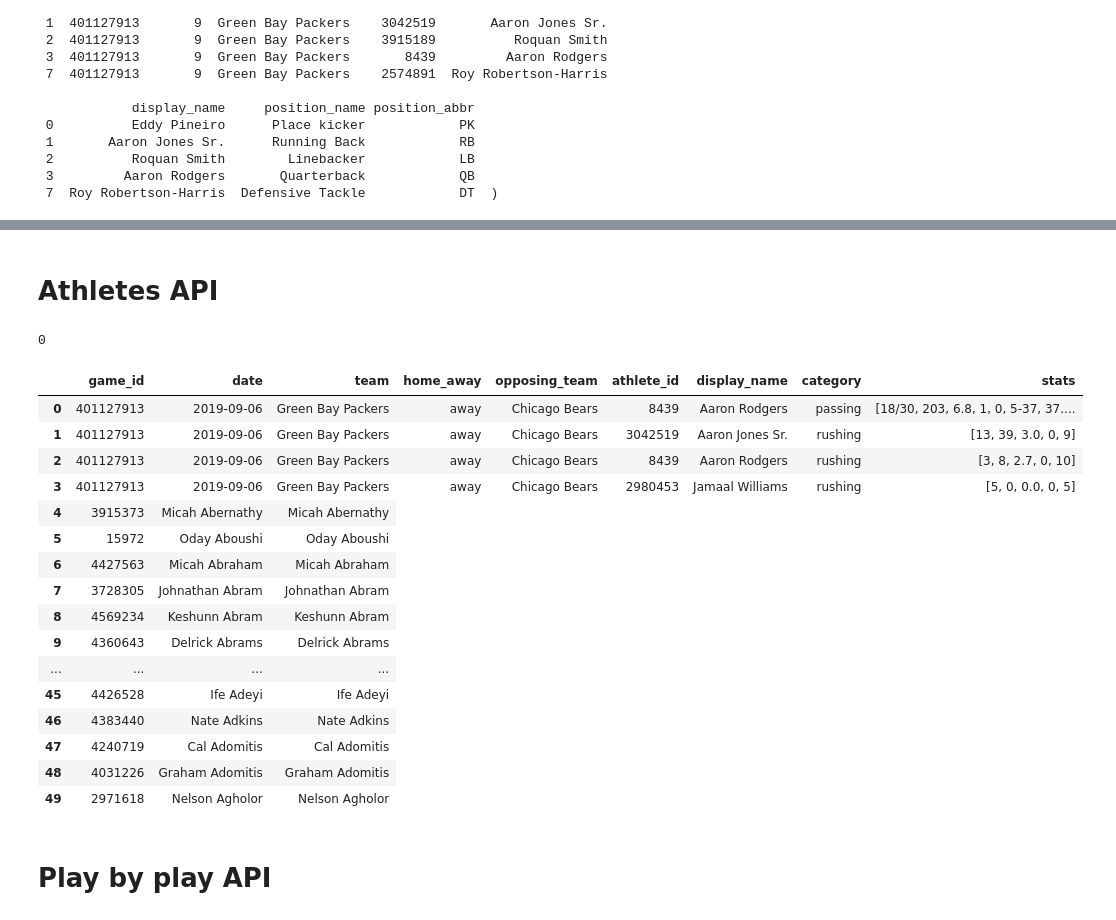
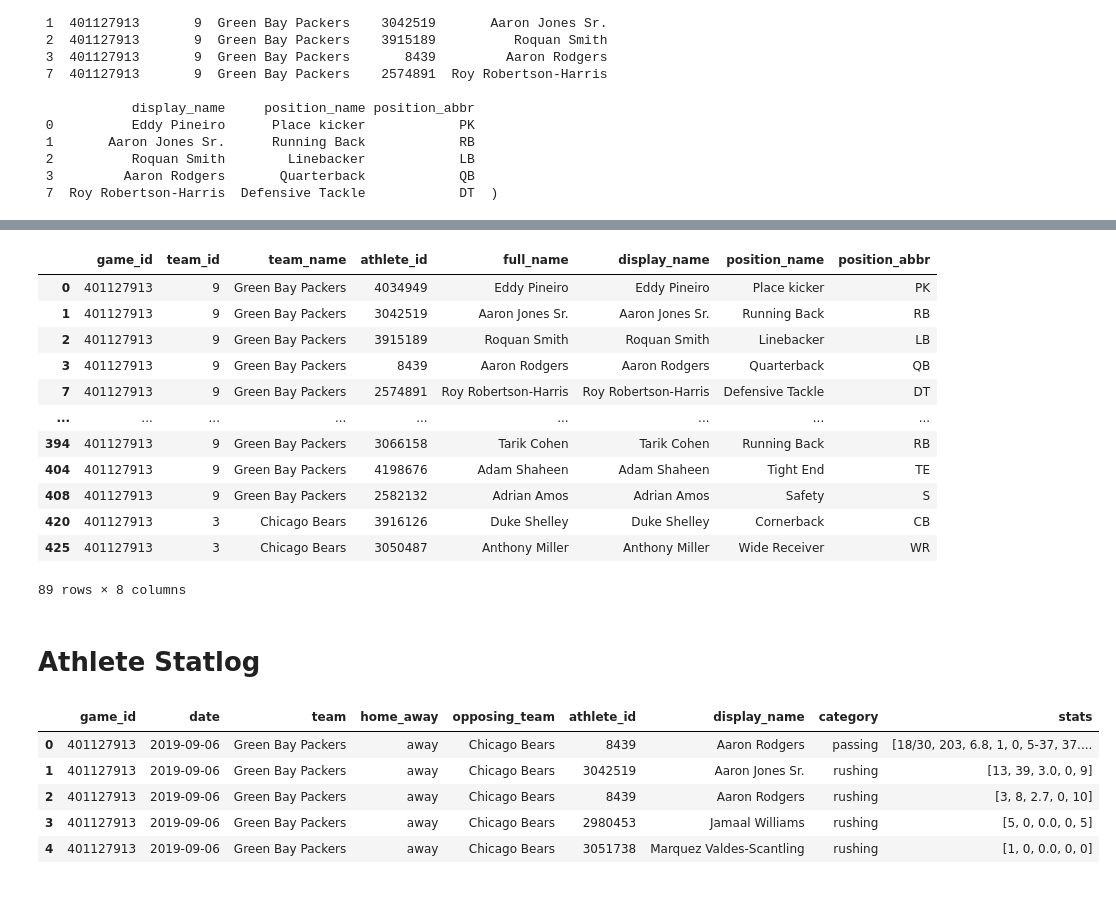
Before and after one commit to Lcocks/SportsBetting_NN, a Jupyter notebook: apicodes.ipynb, the cells around one changed output, grey strips where cells are left out. Saved outputs shown, nothing was run; the diff lists cells and outputs as text; code cells hidden in the pictures.

```diff
--- a/apicodes.ipynb
+++ b/apicodes.ipynb
@@ -300,2 +277,0 @@ def get_scoreboard(start_date: str, end_date: str | None = None, limit: int = 10
-# %% [markdown]
-# Athletes API
@@ -349,4 +277,0 @@ def get_active_athletes(max_athletes: int = 10000):
-# %%
-data = get_active_athletes()
-# %% [output]
-0
@@ -354,0 +278,16 @@ len(data)
+# %%
+roster_1
+# %% [output]
+|  | game_id | team_id | team_name | athlete_id | full_name | display_name | position_name | position_abbr |
+| 0 | 401127913 | 9 | Green Bay Packers | 4034949 | Eddy Pineiro | Eddy Pineiro | Place kicker | PK |
+| 1 | 401127913 | 9 | Green Bay Packers | 3042519 | Aaron Jones Sr. | Aaron Jones Sr. | Running Back | RB |
+| 2 | 401127913 | 9 | Green Bay Packers | 3915189 | Roquan Smith | Roquan Smith | Linebacker | LB |
+| 3 | 401127913 | 9 | Green Bay Packers | 8439 | Aaron Rodgers | Aaron Rodgers | Quarterback | QB |
+| 7 | 401127913 | 9 | Green Bay Packers | 2574891 | Roy Robertson-Harris | Roy Robertson-Harris | Defensive Tackle | DT |
+| ... | ... | ... | ... | ... | ... | ... | ... | ... |
+| 394 | 401127913 | 9 | Green Bay Packers | 3066158 | Tarik Cohen | Tarik Cohen | Running Back | RB |
+| 404 | 401127913 | 9 | Green Bay Packers | 4198676 | Adam Shaheen | Adam Shaheen | Tight End | TE |
+| 408 | 401127913 | 9 | Green Bay Packers | 2582132 | Adrian Amos | Adrian Amos | Safety | S |
+| 420 | 401127913 | 3 | Chicago Bears | 3916126 | Duke Shelley | Duke Shelley | Cornerback | CB |
+| 425 | 401127913 | 3 | Chicago Bears | 3050487 | Anthony Miller | Anthony Miller | Wide Receiver | WR |
+89 rows × 8 columns
@@ -354,0 +296,2 @@ len(data)
+# %% [markdown]
+# Athlete Statlog
@@ -355,22 +359,9 @@ len(data)
 # %%
-data
+data = get_game_player_stats(401127913)
 # %% [output]
 |  | game_id | date | team | home_away | opposing_team | athlete_id | display_name | category | stats |
 | 0 | 401127913 | 2019-09-06 | Green Bay Packers | away | Chicago Bears | 8439 | Aaron Rodgers | passing | [18/30, 203, 6.8, 1, 0, 5-37, 37.... |
 | 1 | 401127913 | 2019-09-06 | Green Bay Packers | away | Chicago Bears | 3042519 | Aaron Jones Sr. | rushing | [13, 39, 3.0, 0, 9] |
 | 2 | 401127913 | 2019-09-06 | Green Bay Packers | away | Chicago Bears | 8439 | Aaron Rodgers | rushing | [3, 8, 2.7, 0, 10] |
 | 3 | 401127913 | 2019-09-06 | Green Bay Packers | away | Chicago Bears | 2980453 | Jamaal Williams | rushing | [5, 0, 0.0, 0, 5] |
-| 4 | 3915373 | Micah Abernathy | Micah Abernathy |
-| 5 | 15972 | Oday Aboushi | Oday Aboushi |
-| 6 | 4427563 | Micah Abraham | Micah Abraham |
-| 7 | 3728305 | Johnathan Abram | Johnathan Abram |
-| 8 | 4569234 | Keshunn Abram | Keshunn Abram |
-| 9 | 4360643 | Delrick Abrams | Delrick Abrams |
-| ... | ... | ... | ... |
-| 45 | 4426528 | Ife Adeyi | Ife Adeyi |
-| 46 | 4383440 | Nate Adkins | Nate Adkins |
-| 47 | 4240719 | Cal Adomitis | Cal Adomitis |
-| 48 | 4031226 | Graham Adomitis | Graham Adomitis |
-| 49 | 2971618 | Nelson Agholor | Nelson Agholor |
+| 4 | 401127913 | 2019-09-06 | Green Bay Packers | away | Chicago Bears | 3051738 | Marquez Valdes-Scantling | rushing | [1, 0, 0.0, 0, 0] |
-# %% [markdown]
-# Play by play API
```
Also changed, not shown: parts of 32 cells of this notebook, 19 other files.
